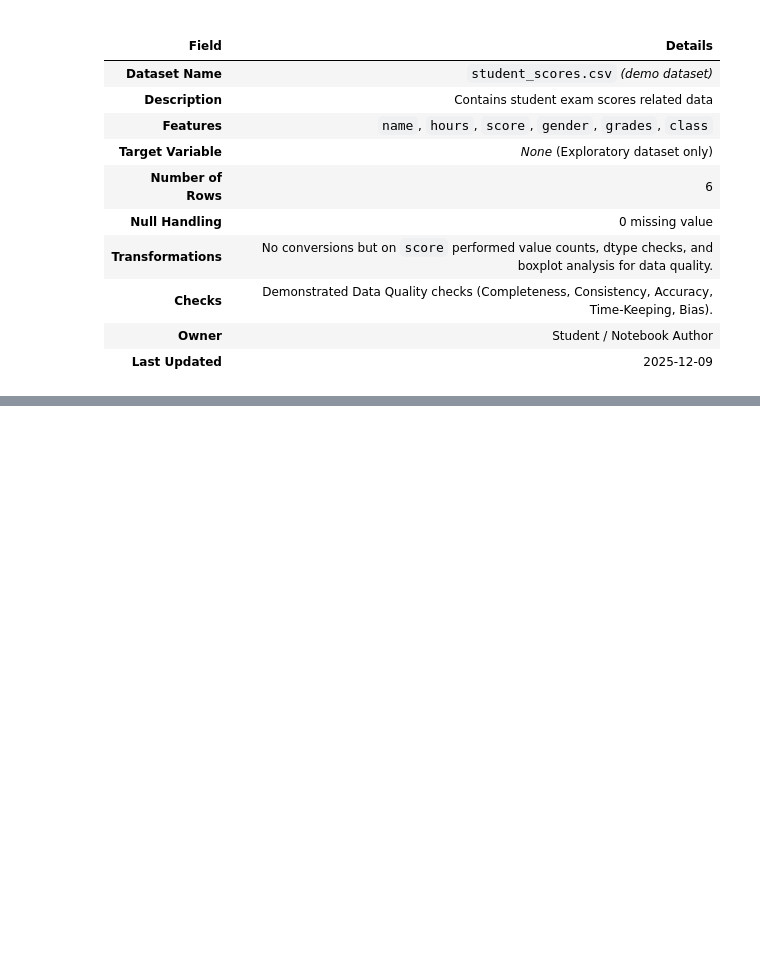
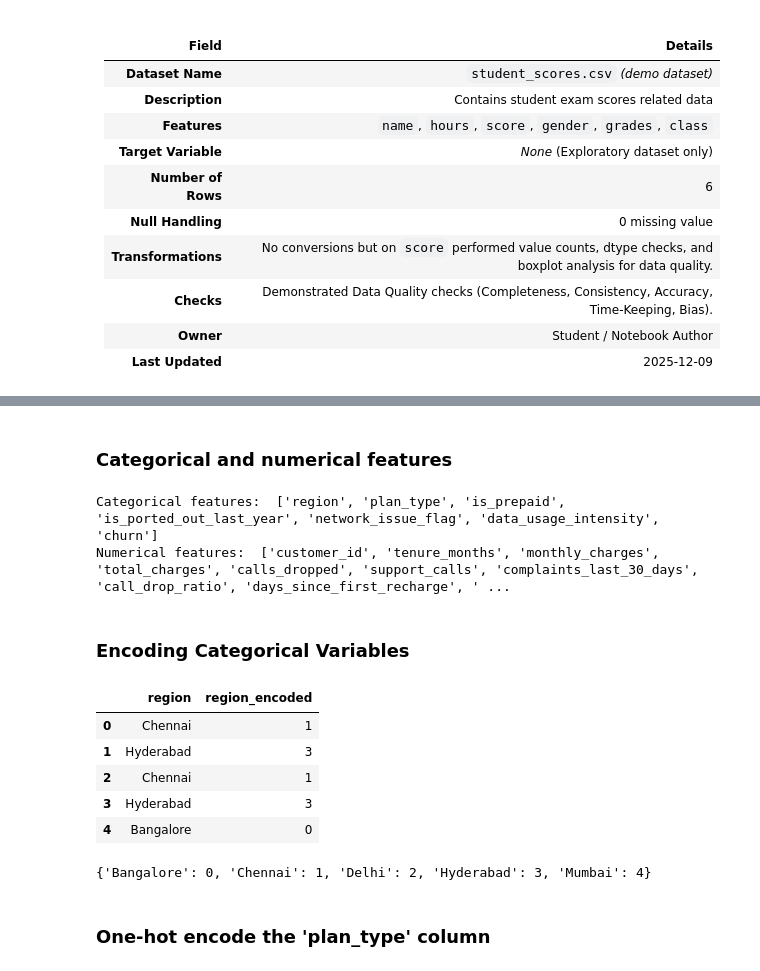
Before and after one commit to Vedant-Manjrekar/MLE_Prac_Codes, a Jupyter notebook: MLE_prac1.ipynb, the cells around one changed output, grey strips where cells are left out. Drawn from its saved outputs; the diff is of its cells as text; code cells hidden in the pictures; blank space fills up the shorter version.

```diff
--- a/MLE_prac1.ipynb
+++ b/MLE_prac1.ipynb
@@ -258,0 +328,33 @@ Name: proportion, dtype: float64
+# %% [markdown]
+### Categorical and numerical features
+# %%
+categorical = df.select_dtypes(include='object').columns
+numerical = df.select_dtypes(exclude='object').columns
+
+print("\n\nCategorical features: ", list(categorical))
+print("Numerical features: ", list(numerical))
+# %% [output]
+Categorical features:  ['region', 'plan_type', 'is_prepaid', 'is_ported_out_last_year', 'network_issue_flag', 'data_usage_intensity', 'churn']
+Numerical features:  ['customer_id', 'tenure_months', 'monthly_charges', 'total_charges', 'calls_dropped', 'support_calls', 'complaints_last_30_days', 'call_drop_ratio', 'days_since_first_recharge', ' ...
+# %% [markdown]
+### Encoding Categorical Variables
+# %%
+from sklearn.preprocessing import OneHotEncoder, LabelEncoder, StandardScaler, MinMaxScaler
+
+le = LabelEncoder()
+df['region_encoded'] = le.fit_transform(df['region'])
+df[['region', 'region_encoded']].head()
+# %% [output]
+|  | region | region_encoded |
+| 0 | Chennai | 1 |
+| 1 | Hyderabad | 3 |
+| 2 | Chennai | 1 |
+| 3 | Hyderabad | 3 |
+| 4 | Bangalore | 0 |
+# %%
+mapping = dict(zip(le.classes_, range(len(le.classes_))))
+print(mapping)
+# %% [output]
+{'Bangalore': 0, 'Chennai': 1, 'Delhi': 2, 'Hyderabad': 3, 'Mumbai': 4}
+# %% [markdown]
+###  One-hot encode the 'plan_type' column
```
Also changed, not shown: parts of 11 cells of this notebook, 2 other files.
